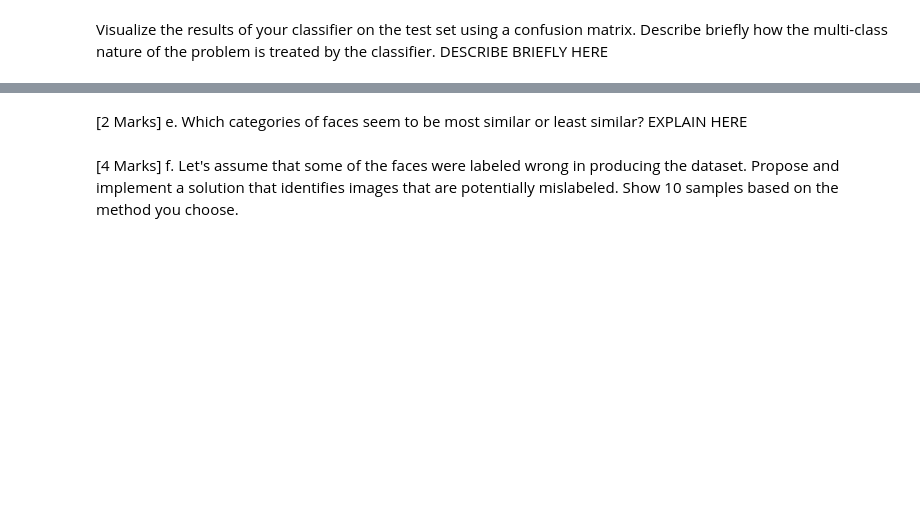
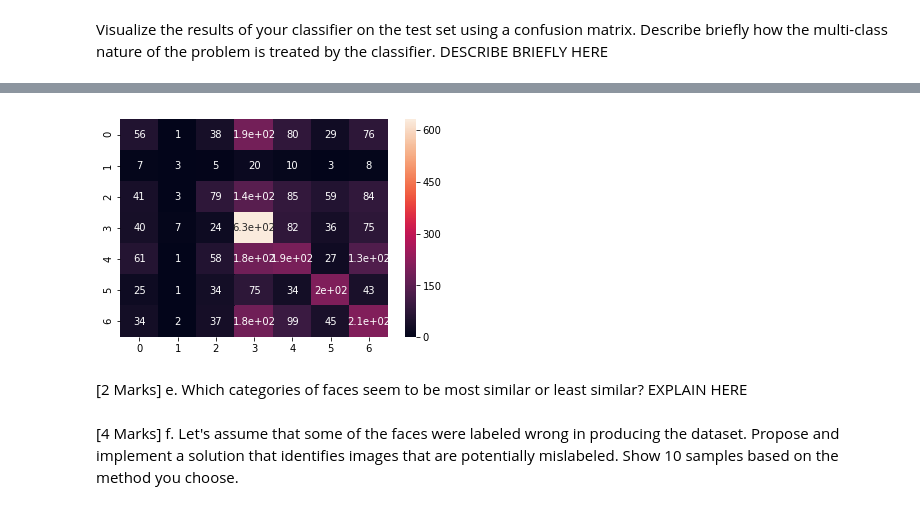
Before and after one commit to AndrewBenson98/CPS803-A2, a Jupyter notebook: A2_starterfile.ipynb, the cells around one changed output, grey strips where cells are left out. Cells and saved outputs as stored; diff of their text form; code cells hidden in the pictures; blank space fills up the shorter version.

```diff
--- a/A2_starterfile.ipynb
+++ b/A2_starterfile.ipynb
@@ -336,3 +505,10 @@ DESCRIBE BRIEFLY HERE
+# %%
+cm=confusion_matrix(y_full_testing,LR_preds)
+sn.heatmap(cm, annot=True)
+#plt.imshow(cm)
+plt.show()
+# %% [output]
+[figure, added]
 # %% [markdown]
 [2 Marks] e. Which categories of faces seem to be most similar or least similar?
 EXPLAIN HERE
```
Also changed, not shown: parts of 23 cells of this notebook.
